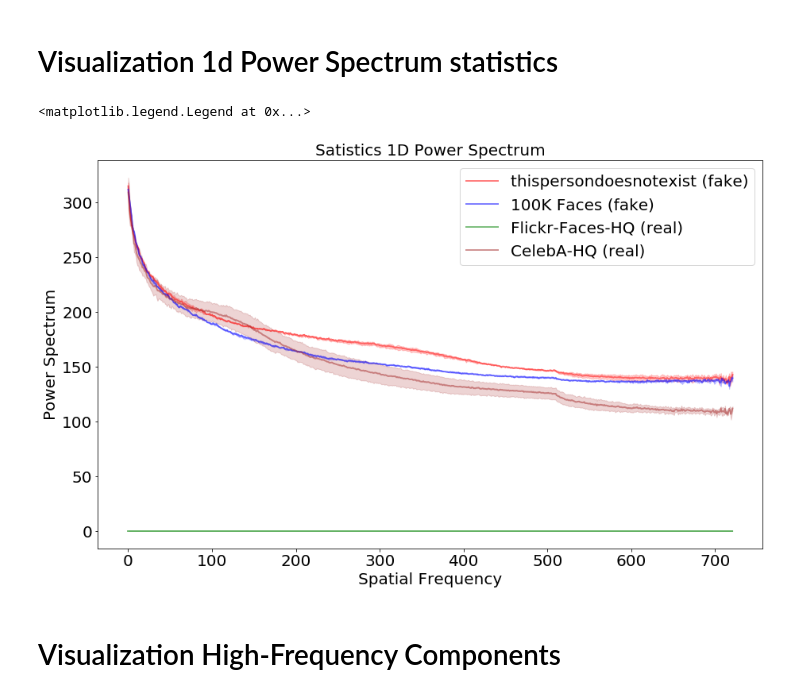
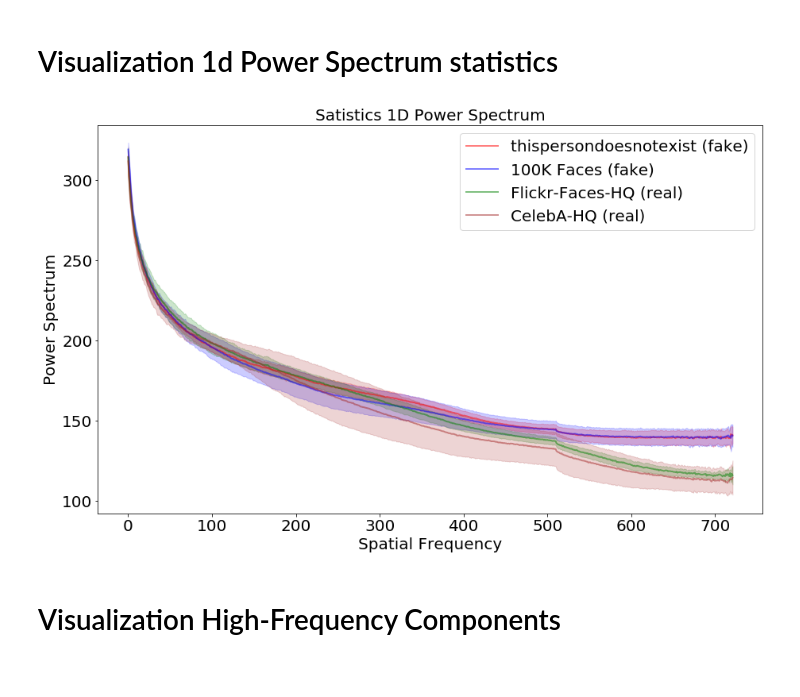
Before and after one commit to cc-hpc-itwm/DeepFakeDetection, a Jupyter notebook: Experiments_Faces-HQ/Visualization.ipynb, the cells around one changed output. Drawn from its saved outputs; the diff is of its cells as text; code cells hidden in the pictures.

```diff
--- a/Experiments_Faces-HQ/Visualization.ipynb
+++ b/Experiments_Faces-HQ/Visualization.ipynb
@@ -37,7 +37,6 @@ ax2.plot(psd1D)
 # %% [markdown]
 # Visualization 1d Power Spectrum statistics
 # %%
-#https://www.astrobetter.com/blog/2010/03/03/fourier-transforms-of-images-in-python/
 import cv2
 import numpy as np
 from matplotlib import pyplot as plt
@@ -47,11 +46,11 @@ import glob
 y = []
 error = []
 
-path = ['thispersondoesntexists/', '100KFake/','Flickr-Faces-HQ/', 'celebA-HQ/']
+path = ['thispersondoesntexists_10K/', '100KFake_10K/','Flickr-Faces-HQ_10K/', 'celebA-HQ/']
 
 for z in range(4):
     # number of images from each dataset
-    num_images = 2
+    num_images = 10
     epsilon = 1e-8
     cont = 0
     psd1D_org = np.zeros((num_images,722))
@@ -77,35 +76,35 @@ for z in range(4):
         cont +=1
 
     for x in range(722):
         psd1D_org_mean[x] = np.mean(psd1D_org[:,x])
         psd1D_org_std[x]= np.std(psd1D_org[:,x])
 
     x = np.arange(0, 722, 1)
     y.append(psd1D_org_mean)
     error.append(psd1D_org_std)
 
 fig, ax = plt.subplots(figsize=(15, 9))
 ax.plot(x, y[0], alpha=0.5, color='red', label='thispersondoesnotexist (fake)', linewidth =2.0)
 ax.fill_between(x, y[0] - error[0], y[0] + error[0], color='red', alpha=0.2)
 
 ax.plot(x, y[1], alpha=0.5, color='blue', label='100K Faces (fake)', linewidth = 2.0)
 ax.fill_between(x, y[1] - error[1], y[1] + error[1], color='blue', alpha=0.2)
 
 ax.plot(x, y[2], alpha=0.5, color='green', label='Flickr-Faces-HQ (real)', linewidth = 2.0)
 ax.fill_between(x, y[2] - error[2], y[2] + error[2], color='green', alpha=0.2)
 
 ax.plot(x, y[3], alpha=0.5, color='brown', label='CelebA-HQ (real)', linewidth = 2.0)
 ax.fill_between(x, y[3] - error[3], y[3] + error[3], color='brown', alpha=0.2)
 
 ax.set_title('Satistics 1D Power Spectrum',size=20)
 plt.xlabel('Spatial Frequency', fontsize=20)
 plt.ylabel('Power Spectrum', fontsize=20)
 plt.tick_params(axis='x', labelsize=20)
 plt.tick_params(axis='y', labelsize=20)
 ax.legend(loc='best', prop={'size': 20})
+plt.show()
 # %% [output]
-<matplotlib.legend.Legend at 0x...>
-[figure, old version]
+[figure, new version]
 # %% [markdown]
 # Visualization High-Frequency Components
 # %%
```
Also changed, not shown: parts of 4 cells of this notebook.
